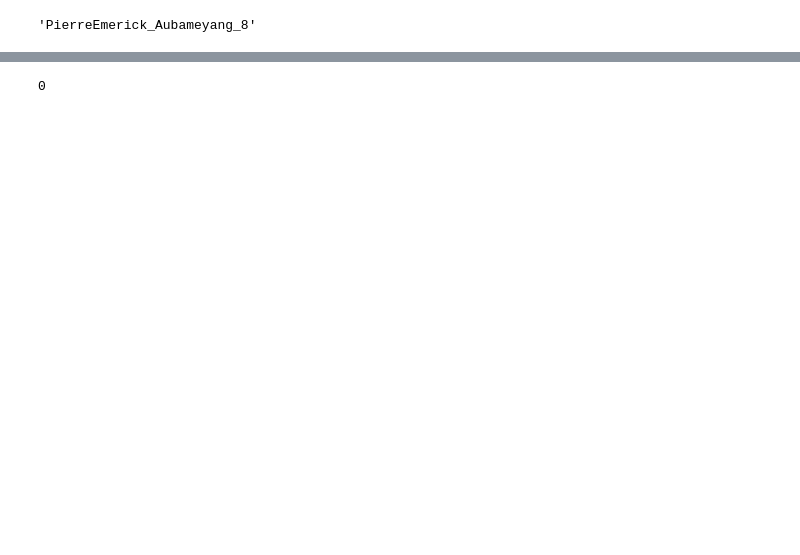
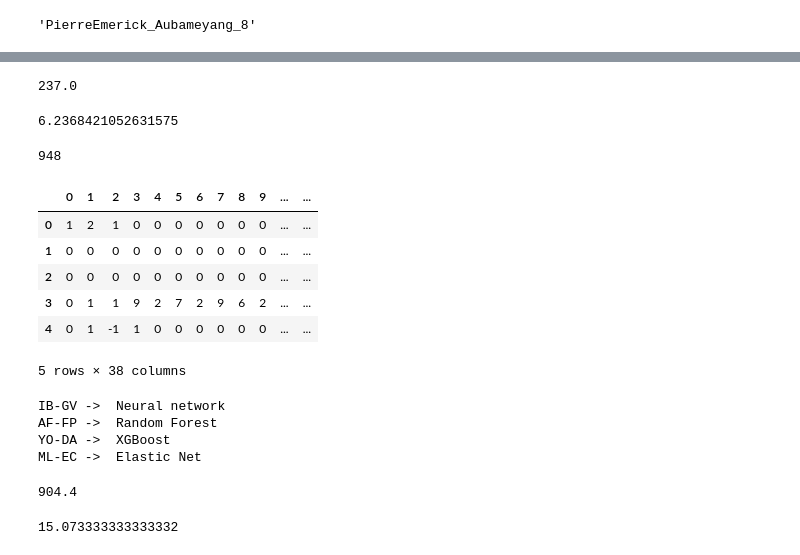
Before and after one commit to echang1802/fpl_lp, a Jupyter notebook: Check_season_model_result.ipynb, the cells around one changed output, grey strips where cells are left out. Saved outputs shown, nothing was run; the diff lists cells and outputs as text; code cells hidden in the pictures; blank space fills up the shorter version.

```diff
--- a/Check_season_model_result.ipynb
+++ b/Check_season_model_result.ipynb
@@ -122,4 +209,48 @@ objective_value
 # %%
-(total_points - objective_value)
+(total_points - objective_value) / 4
 # %% [output]
-0
+237.0
+# %%
+237/38
+# %% [output]
+6.2368421052631575
+# %%
+(total_points - objective_value)
+# %% [output]
+948
+# %%
+import pandas as pd
+predicted_score = pd.read_csv("models/data/players_season_predicted_scores.dat", sep = " ", header = None)
+predicted_score.shape
+predicted_score.head()
+# %% [output]
+|  | 0 | 1 | 2 | 3 | 4 | 5 | 6 | 7 | 8 | 9 | ... | ... |
+| 0 | 1 | 2 | 1 | 0 | 0 | 0 | 0 | 0 | 0 | 0 | ... | ... |
+| 1 | 0 | 0 | 0 | 0 | 0 | 0 | 0 | 0 | 0 | 0 | ... | ... |
+| 2 | 0 | 0 | 0 | 0 | 0 | 0 | 0 | 0 | 0 | 0 | ... | ... |
+| 3 | 0 | 1 | 1 | 9 | 2 | 7 | 2 | 9 | 6 | 2 | ... | ... |
+| 4 | 0 | 1 | -1 | 1 | 0 | 0 | 0 | 0 | 0 | 0 | ... | ... |
+5 rows × 38 columns
+# %%
+from random import choice
+
+models = {"XGBoost", "Random Forest", "Neural network", "Elastic Net"}
+people = ["IB-GV", "AF-FP", "YO-DA", "ML-EC"]
+
+for p in people:
+    model = choice(list(models))
+    print(p, "-> ", model)
+    models.remove(model)
+# %% [output]
+IB-GV ->  Neural network
+AF-FP ->  Random Forest
+YO-DA ->  XGBoost
+ML-EC ->  Elastic Net
+# %%
+54264/60
+# %% [output]
+904.4
+# %%
+904.4/60
+# %% [output]
+15.073333333333332
```
Also changed, not shown: parts of 11 cells of this notebook, 1 other file.
